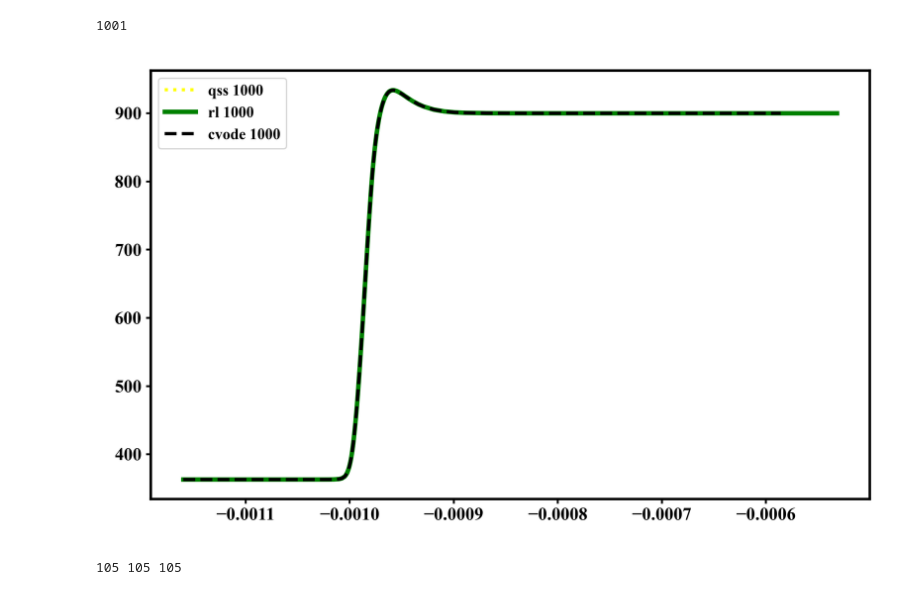
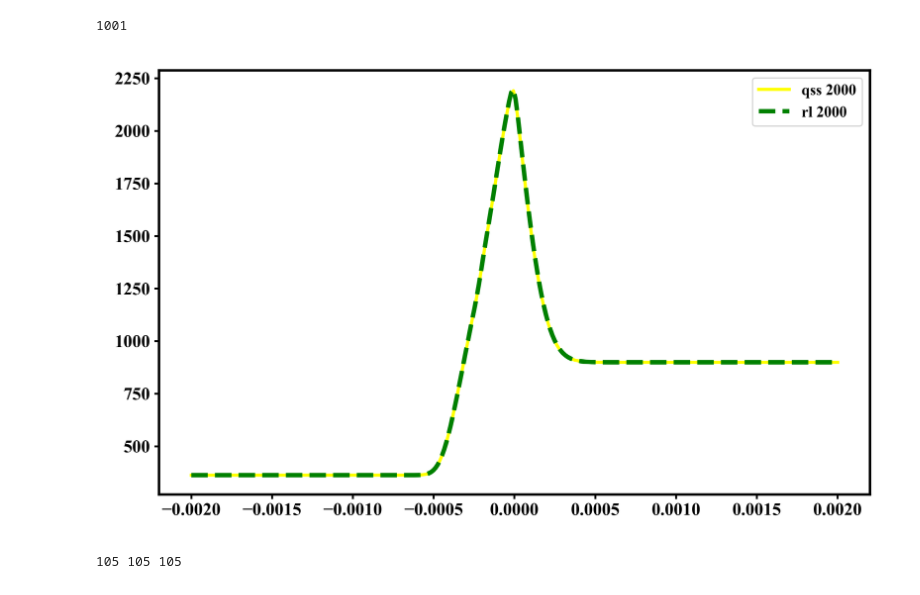
Before and after one commit to DMO-LAB/combustionRL, a Jupyter notebook: data_analysis.ipynb, the cells around one changed output. Saved outputs shown, nothing was run; the diff lists cells and outputs as text; code cells hidden in the pictures.

```diff
--- a/data_analysis.ipynb
+++ b/data_analysis.ipynb
@@ -214,13 +214,13 @@ def plot_spatial_profiles(results, method='rl', domain_length=0.008, n_timesteps
 
     return fig, axs
 # %%
-with open('new_data/results_1D_363_900_6079500__0__0.01__3000_rl_100.pkl', 'rb') as f:
+with open('new_data/results_1D_363_900_6079500__0__0.02__100_rl_300.pkl', 'rb') as f:
     rl_data = pickle.load(f)
 # %%
-cvode_data = pickle.load(open('new_data/results_1D_363_900_6079500__0__0.01__3000_cvode_100.pkl', 'rb'))
+cvode_data = pickle.load(open('new_data/results_1D_363_900_6079500__0__0.02__100_cvode_300.pkl', 'rb'))
 # %%
 
-qss_data = pickle.load(open('new_data/results_1D_363_900_6079500__0__0.01__3000_qss_100.pkl', 'rb'))
+qss_data = pickle.load(open('new_data/results_1D_363_900_6079500__0__0.02__100_qss_300.pkl', 'rb'))
 # %%
 
 
@@ -278,30 +290,30 @@ n_time
 # %%
 fig, ax = plt.subplots(figsize=(10, 6), dpi=300)
 colors = ['red', 'blue', 'green', 'yellow', 'purple', 'orange', 'brown', 'pink', 'gray', 'olive', 'cyan', 'magenta', 'lime', 'teal', 'navy', 'maroon', 'gold', 'silver', 'indigo', 'turquoise', 'coral', 'khaki', 'plum', 'salmon', 'tan', 'khaki', 'lightblue', 'lightgreen', 'lightcoral', 'lightsalmon', 'lightgoldenrodyellow', 'lightgray', 'lightpink', 'lightcoral', 'lightsalmon', 'lightgoldenrodyellow', 'lightgray', 'lightpink']
 # for i, time_idx in enumerate(time_indices):
 i = 3
-time_idx = time_indices[-1]
+time_idx = time_indices[3]
 species_idx = species_indices[0]
 T_qss = np.array(T_history_qss[time_idx])
 T_rl = np.array(T_history_rl[time_idx])
-T_cvode = np.array(T_history_cvode[time_idx])
+# T_cvode = np.array(T_history_cvode[time_idx])
 X_qss = np.array(X_history_qss[time_idx])
 X_rl = np.array(X_history_rl[time_idx])
 rl_action = np.array(rl_action_selection[time_idx])
 # actions are either cvode or qss
 rl_action = np.where(rl_action == 'cvode', 0, 1)
-X_cvode = np.array(X_history_cvode[time_idx])
+# X_cvode = np.array(X_history_cvode[time_idx])
 profile_qss = np.array(Y_history_qss[time_idx])[species_indices[species_idx], :]
 profile_rl = np.array(Y_history_rl[time_idx])[species_indices[species_idx], :]
-profile_cvode = np.array(Y_history_cvode[time_idx])[species_indices[species_idx], :]
-plt.plot(X_qss, T_qss, label=f'qss {time_idx}', linewidth=2.5, linestyle=':', color=colors[i])
-plt.plot(X_rl, T_rl, label=f'rl {time_idx}', linewidth=3.5, linestyle='-', color=colors[i-1])
+#profile_cvode = np.array(Y_history_cvode[time_idx])[species_indices[species_idx], :]
+plt.plot(X_qss, T_qss, label=f'qss {time_idx}', linewidth=2.5, linestyle='-', color=colors[i])
+plt.plot(X_rl, T_rl, label=f'rl {time_idx}', linewidth=3.5, linestyle='--', color=colors[i-1])
 
-plt.plot(X_cvode, T_cvode, label=f'cvode {time_idx}', linewidth=2.5, linestyle='--', color='black')
+#plt.plot(X_cvode, T_cvode, label=f'cvode {time_idx}', linewidth=2.5, linestyle='--', color='black')
 plt.legend()
 plt.show()
 # %% [output]
-[figure, old version]
+[figure, new version]
 # %%
 print(len(rl_action), len(X_rl), len(T_rl))
 # %% [output]
```
Also changed, not shown: parts of 2 cells of this notebook.
